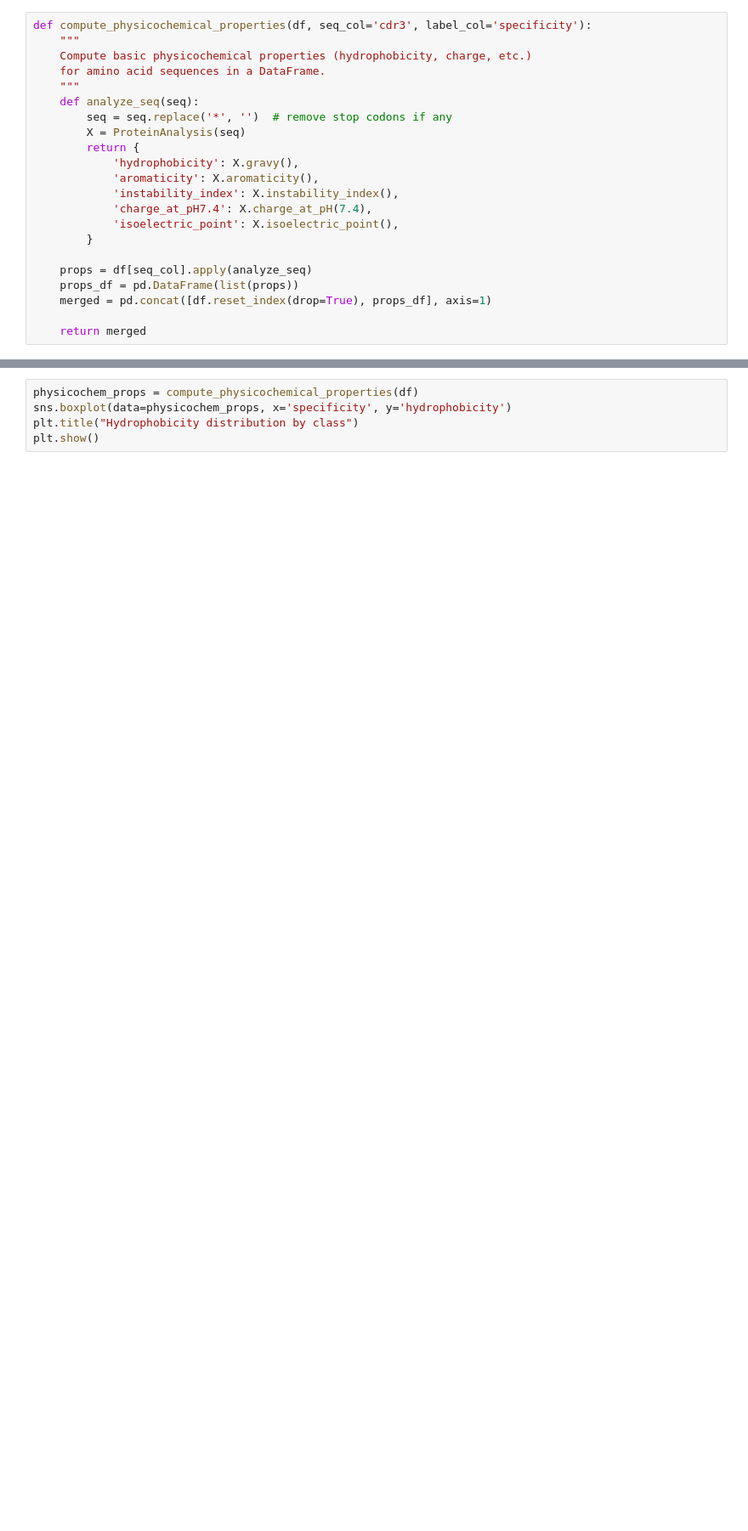
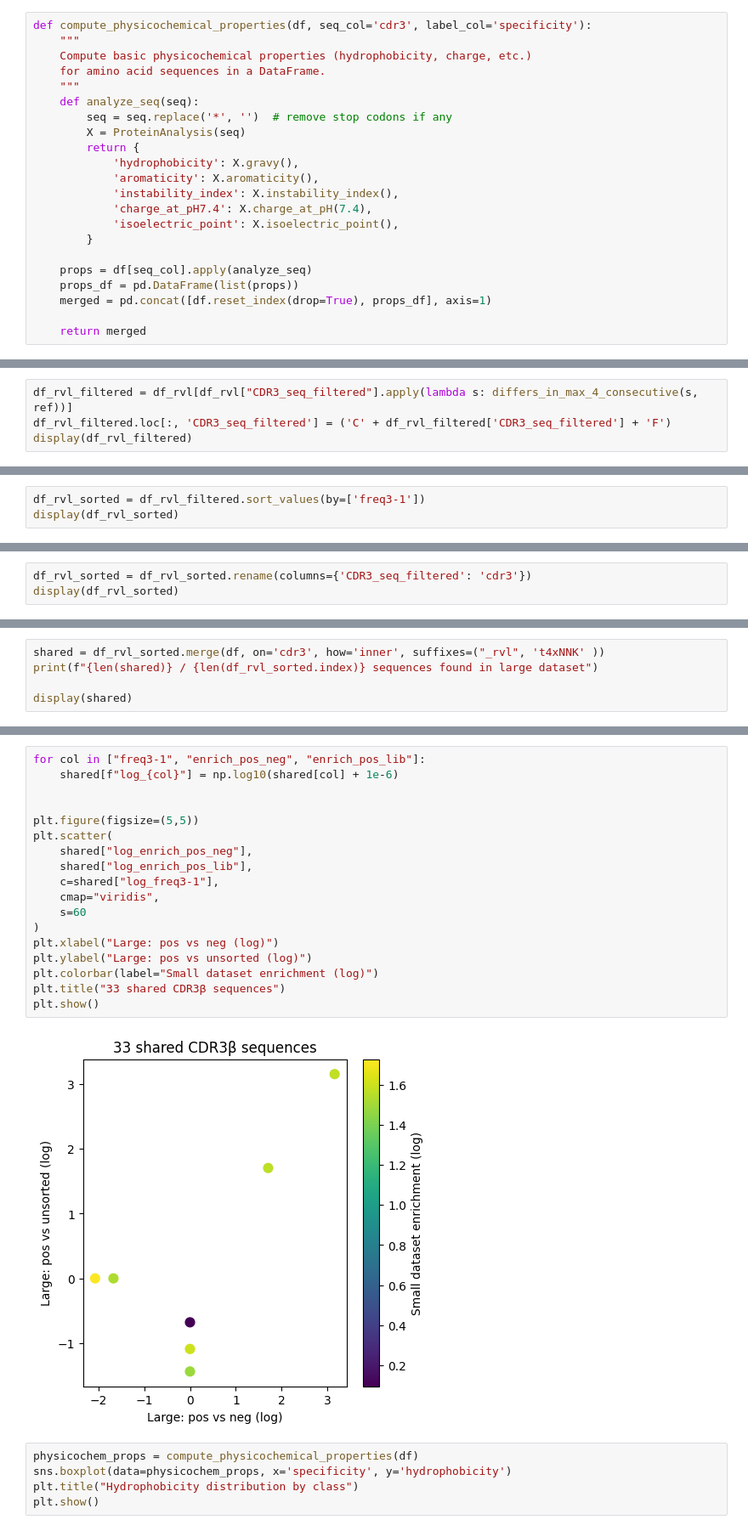
Before and after one commit to marluca95/NGS_pipeline, a Jupyter notebook: notebooks/variant_analysis.ipynb, the cells around one changed output, grey strips where cells are left out. Shown at 85% size. Drawn from its saved outputs; the diff is of its cells as text; blank space fills up the shorter version.

```diff
--- a/notebooks/variant_analysis.ipynb
+++ b/notebooks/variant_analysis.ipynb
@@ -856,0 +851,4 @@ def compute_physicochemical_properties(df, seq_col='cdr3', label_col='specificit
+# %%
+df_rvl_filtered = df_rvl[df_rvl["CDR3_seq_filtered"].apply(lambda s: differs_in_max_4_consecutive(s, ref))]
+df_rvl_filtered.loc[:, 'CDR3_seq_filtered'] = ('C' + df_rvl_filtered['CDR3_seq_filtered'] + 'F')
+display(df_rvl_filtered)
@@ -856,0 +874,3 @@ def compute_physicochemical_properties(df, seq_col='cdr3', label_col='specificit
+# %%
+df_rvl_sorted = df_rvl_filtered.sort_values(by=['freq3-1'])
+display(df_rvl_sorted)
@@ -856,0 +896,3 @@ def compute_physicochemical_properties(df, seq_col='cdr3', label_col='specificit
+# %%
+df_rvl_sorted = df_rvl_sorted.rename(columns={'CDR3_seq_filtered': 'cdr3'})
+display(df_rvl_sorted)
@@ -856,0 +918,5 @@ def compute_physicochemical_properties(df, seq_col='cdr3', label_col='specificit
+# %%
+shared = df_rvl_sorted.merge(df, on='cdr3', how='inner', suffixes=("_rvl", 't4xNNK' ))
+print(f"{len(shared)} / {len(df_rvl_sorted.index)} sequences found in large dataset")
+
+display(shared)
@@ -857,3 +940,23 @@ def compute_physicochemical_properties(df, seq_col='cdr3', label_col='specificit
+# %%
+for col in ["freq3-1", "enrich_pos_neg", "enrich_pos_lib"]:
+    shared[f"log_{col}"] = np.log10(shared[col] + 1e-6)
+
+
+plt.figure(figsize=(5,5))
+plt.scatter(
+    shared["log_enrich_pos_neg"],
+    shared["log_enrich_pos_lib"],
+    c=shared["log_freq3-1"],
+    cmap="viridis",
+    s=60
+)
+plt.xlabel("Large: pos vs neg (log)")
+plt.ylabel("Large: pos vs unsorted (log)")
+plt.colorbar(label="Small dataset enrichment (log)")
+plt.title("33 shared CDR3β sequences")
+plt.show()
+# %% [output]
+[figure, added]
 # %%
 physicochem_props = compute_physicochemical_properties(df)
 sns.boxplot(data=physicochem_props, x='specificity', y='hydrophobicity')
```
Also changed, not shown: parts of 21 cells of this notebook, 7 other files.
